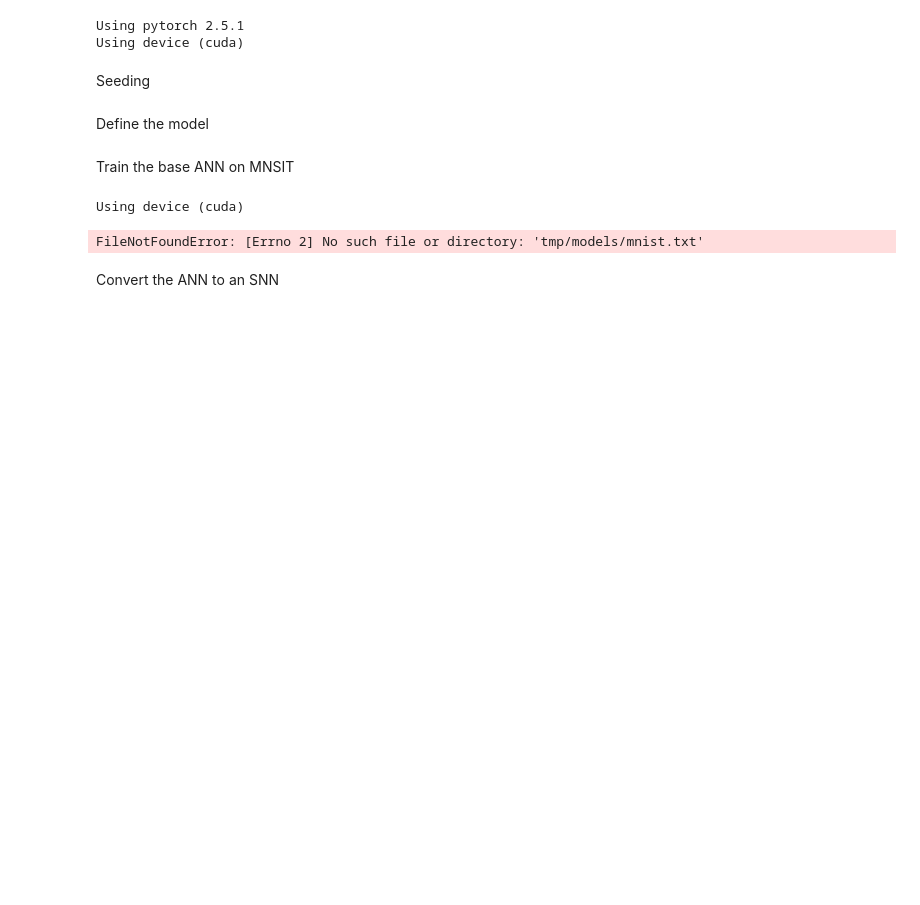
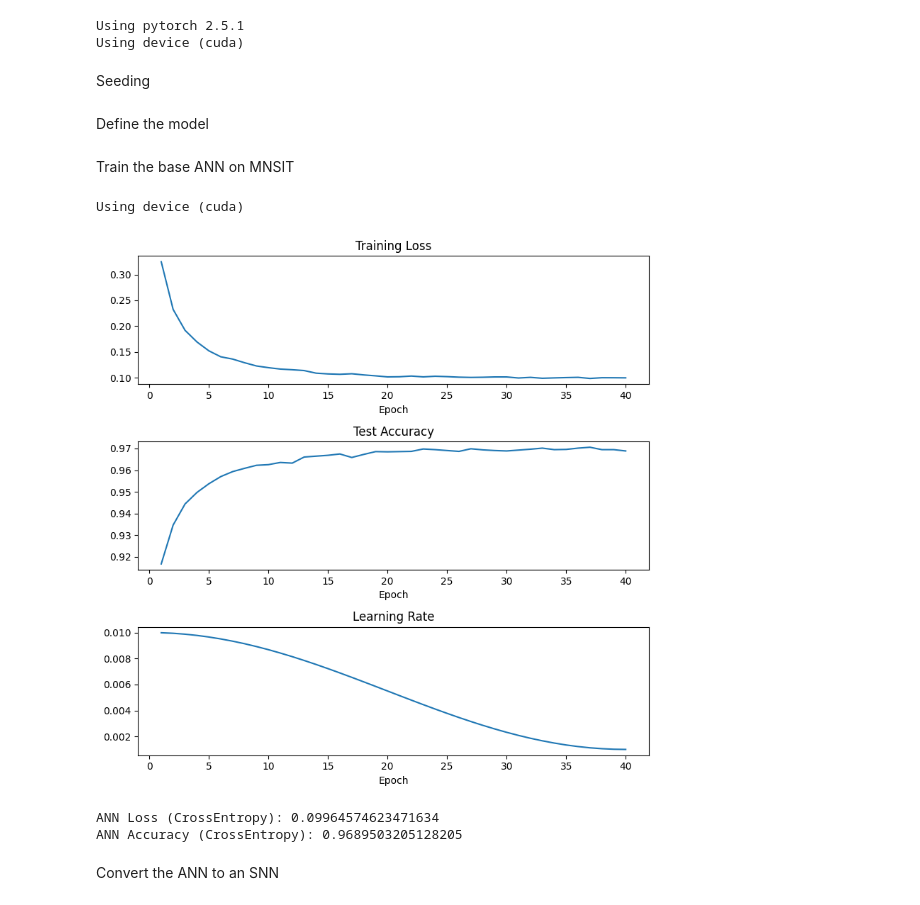
Before and after one commit to Liamdev631/spieks, a Jupyter notebook: examples/test_ann2snn.ipynb, the cells around one changed output. Drawn from its saved outputs; the diff is of its cells as text; code cells hidden in the pictures; blank space fills up the shorter version.

```diff
--- a/examples/test_ann2snn.ipynb
+++ b/examples/test_ann2snn.ipynb
@@ -9,7 +9,7 @@ from torch.utils.data import DataLoader
 import os
 from spieks.network.converter import swap_layers
 from spieks.ann.neurons import QCFS
-from spieks.ann.training import test_ann, train_ann
+from examples.training import test_ann, train_ann
 
 print(f"Using pytorch {torch.__version__}")
 
@@ -20,7 +20,7 @@ DT = 0.1
 MAX_HZ = 10
 
 BS = 32
-LR = 1e-4
+LR = 1e-7
 EPOCHS = 40
 
 # Check if CUDA is available
@@ -67,7 +67,7 @@ Train the base ANN on MNSIT
 # %%
 model_path = "tmp/models"
 model_file = f"{model_path}/mnist.pth"
-os.makedirs(os.path.dirname(model_path), exist_ok=True)
+os.makedirs(model_path, exist_ok=True)
 
 transform = transforms.Compose([
     transforms.ToTensor(),
@@ -77,36 +77,38 @@ transform = transforms.Compose([
 train_dataset = torchvision.datasets.MNIST(root='./tmp/data/', train=True, transform=transform, download=True)
 test_dataset = torchvision.datasets.MNIST(root='./tmp/data/', train=False, transform=transform, download=False)
 train_loader = DataLoader(train_dataset, batch_size=BS, shuffle=True, drop_last=True, pin_memory=True, num_workers=8)
 test_loader = DataLoader(test_dataset, batch_size=BS, shuffle=True, drop_last=True, pin_memory=True, num_workers=8)
 
 # Check if CUDA is available
 DEVICE = torch.device("cuda" if torch.cuda.is_available() else "cpu")
 print(f'Using device ({DEVICE})')
 
 # Initialize model
 model = MNISTModel().to(DEVICE)
 
 # Load or train model
 if os.path.exists(model_file):
 	# Load model if it exists
 	model.load_state_dict(torch.load(model_file, weights_only=True))
 	print(f"Model loaded from file: {model_file}")
 else:
 	# Train from scratch otherwise
 	loss_fn = nn.CrossEntropyLoss()
 
 	# Replace all ReLU layers with QCFS to improve SNN inference
 	swap_layers(model, old_layer_type=nn.ReLU, new_layer_type=QCFS, neuron_args={ "Q": 8 })
-
-	model = train_ann(model, train_loader, test_loader, loss_fn, EPOCHS, DEVICE, save_path=model_file)
+	model = train_ann(model, train_loader, test_loader, loss_fn, EPOCHS, DEVICE, \
+				   save_path=model_file, initial_lr=LR)
 
 # Calculate the ANN loss and accuracy
 ann_loss, ann_acc = test_ann(model, DEVICE, test_loader, loss_fn=nn.CrossEntropyLoss())
 print(f"ANN Loss (CrossEntropy): {ann_loss}")
 print(f"ANN Accuracy (CrossEntropy): {ann_acc}")
 # %% [output]
 Using device (cuda)
+[figure, added]
-FileNotFoundError: [Errno 2] No such file or directory: 'tmp/models/mnist.txt'
+ANN Loss (CrossEntropy): 0.09964574623471634
+ANN Accuracy (CrossEntropy): 0.9689503205128205
 # %% [markdown]
 Convert the ANN to an SNN
 # %%
```
Also changed, not shown: parts of 3 cells of this notebook, 1 other file.
